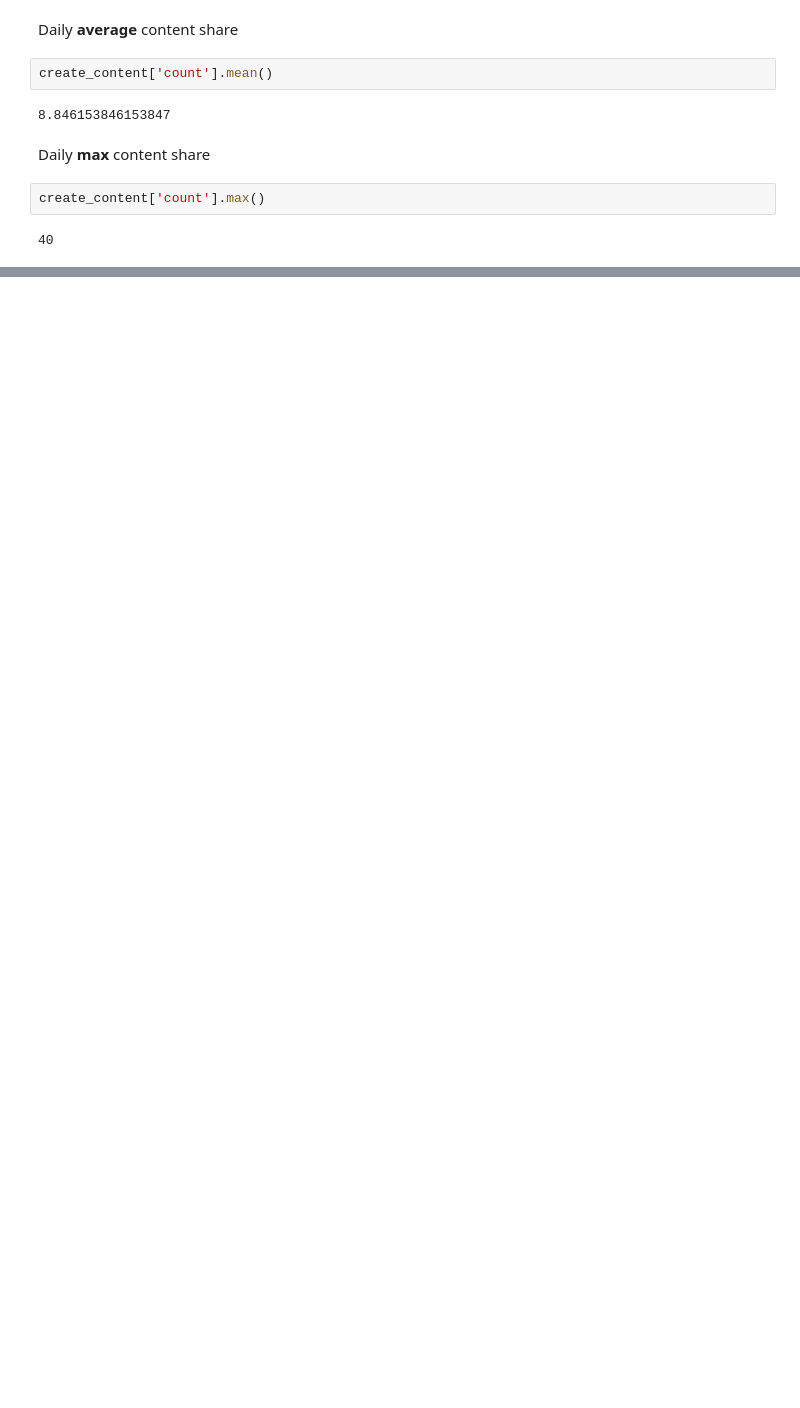
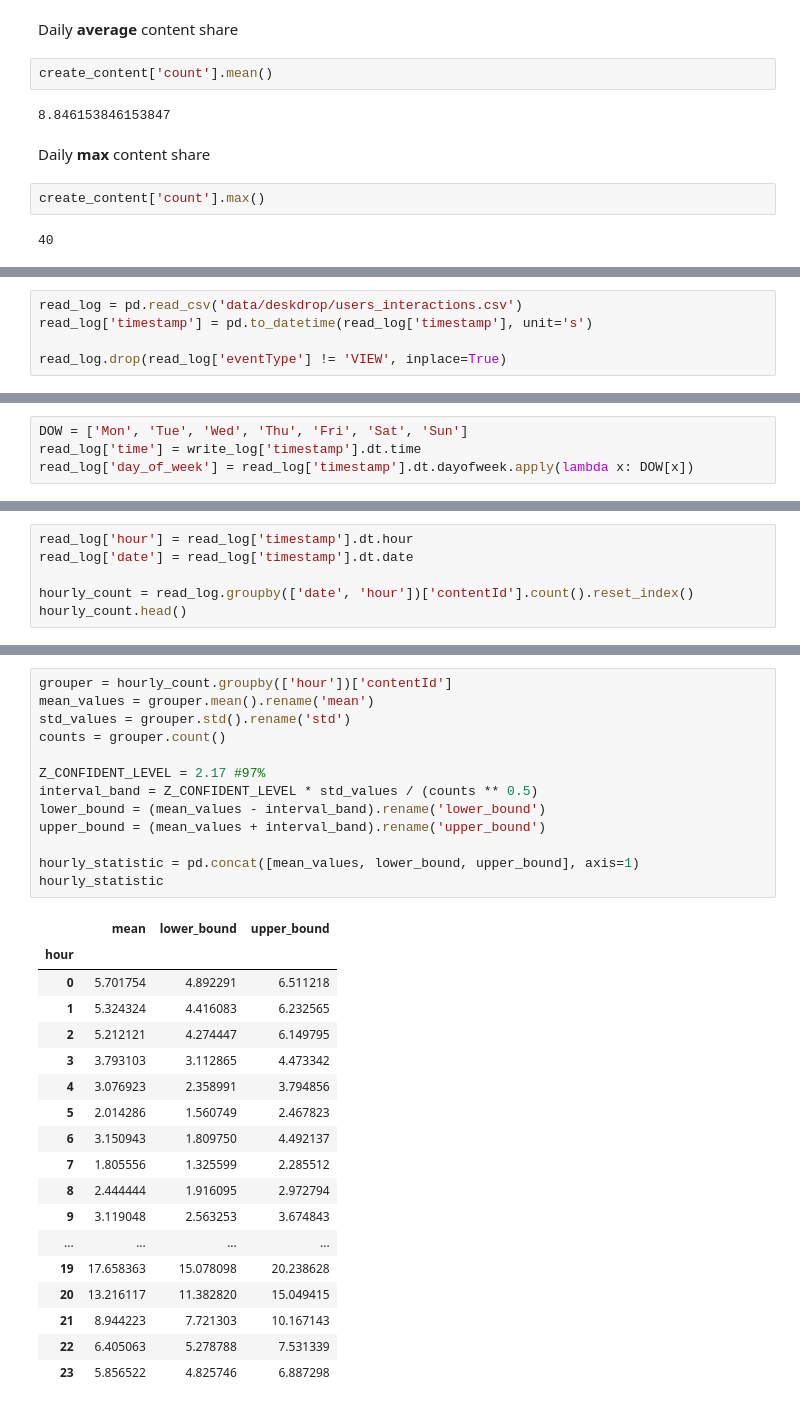
Before and after one commit to mahasak/jupyter-slide-example, a Jupyter notebook: usage_logs.ipynb, the cells around one changed output, grey strips where cells are left out. Drawn from its saved outputs; the diff is of its cells as text; blank space fills up the shorter version.

Commit message:
Analytic read data

```diff
--- a/usage_logs.ipynb
+++ b/usage_logs.ipynb
@@ -108,0 +113,5 @@ create_content['count'].max()
+# %%
+read_log = pd.read_csv('data/deskdrop/users_interactions.csv')
+read_log['timestamp'] = pd.to_datetime(read_log['timestamp'], unit='s')
+
+read_log.drop(read_log['eventType'] != 'VIEW', inplace=True)
@@ -108,0 +124,4 @@ create_content['count'].max()
+# %%
+DOW = ['Mon', 'Tue', 'Wed', 'Thu', 'Fri', 'Sat', 'Sun']
+read_log['time'] = write_log['timestamp'].dt.time
+read_log['day_of_week'] = read_log['timestamp'].dt.dayofweek.apply(lambda x: DOW[x])
@@ -108,0 +154,6 @@ create_content['count'].max()
+# %%
+read_log['hour'] = read_log['timestamp'].dt.hour
+read_log['date'] = read_log['timestamp'].dt.date
+
+hourly_count = read_log.groupby(['date', 'hour'])['contentId'].count().reset_index()
+hourly_count.head()
@@ -108,0 +167,32 @@ create_content['count'].max()
+# %%
+grouper = hourly_count.groupby(['hour'])['contentId']
+mean_values = grouper.mean().rename('mean')
+std_values = grouper.std().rename('std')
+counts = grouper.count()
+
+Z_CONFIDENT_LEVEL = 2.17 #97%
+interval_band = Z_CONFIDENT_LEVEL * std_values / (counts ** 0.5)
+lower_bound = (mean_values - interval_band).rename('lower_bound')
+upper_bound = (mean_values + interval_band).rename('upper_bound')
+
+hourly_statistic = pd.concat([mean_values, lower_bound, upper_bound], axis=1)
+hourly_statistic
+# %% [output]
+|  | mean | lower_bound | upper_bound |
+| hour |  |  |  |
+| 0 | 5.701754 | 4.892291 | 6.511218 |
+| 1 | 5.324324 | 4.416083 | 6.232565 |
+| 2 | 5.212121 | 4.274447 | 6.149795 |
+| 3 | 3.793103 | 3.112865 | 4.473342 |
+| 4 | 3.076923 | 2.358991 | 3.794856 |
+| 5 | 2.014286 | 1.560749 | 2.467823 |
+| 6 | 3.150943 | 1.809750 | 4.492137 |
+| 7 | 1.805556 | 1.325599 | 2.285512 |
+| 8 | 2.444444 | 1.916095 | 2.972794 |
+| 9 | 3.119048 | 2.563253 | 3.674843 |
+| ... | ... | ... | ... |
+| 19 | 17.658363 | 15.078098 | 20.238628 |
+| 20 | 13.216117 | 11.382820 | 15.049415 |
+| 21 | 8.944223 | 7.721303 | 10.167143 |
+| 22 | 6.405063 | 5.278788 | 7.531339 |
+| 23 | 5.856522 | 4.825746 | 6.887298 |
```
Also changed, not shown: parts of 11 cells of this notebook.
